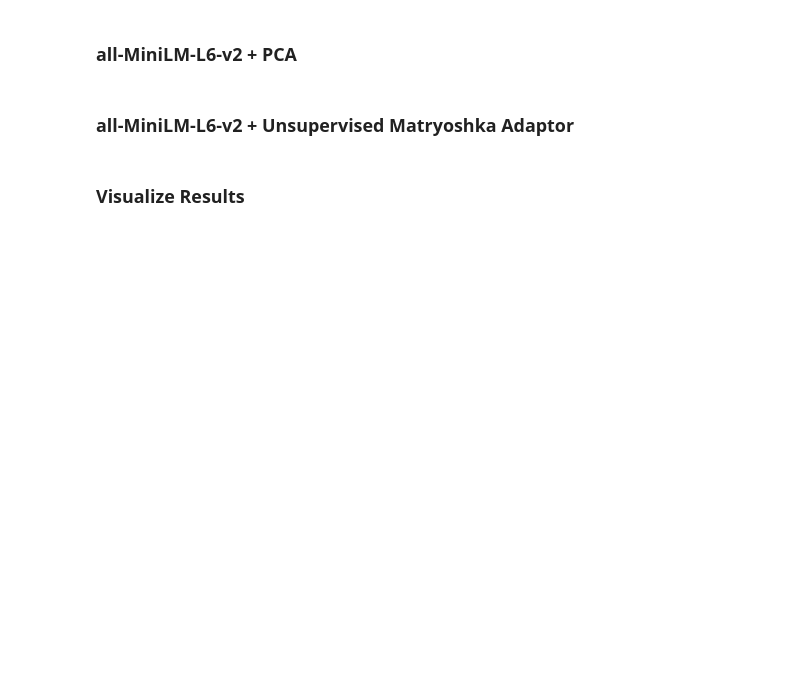
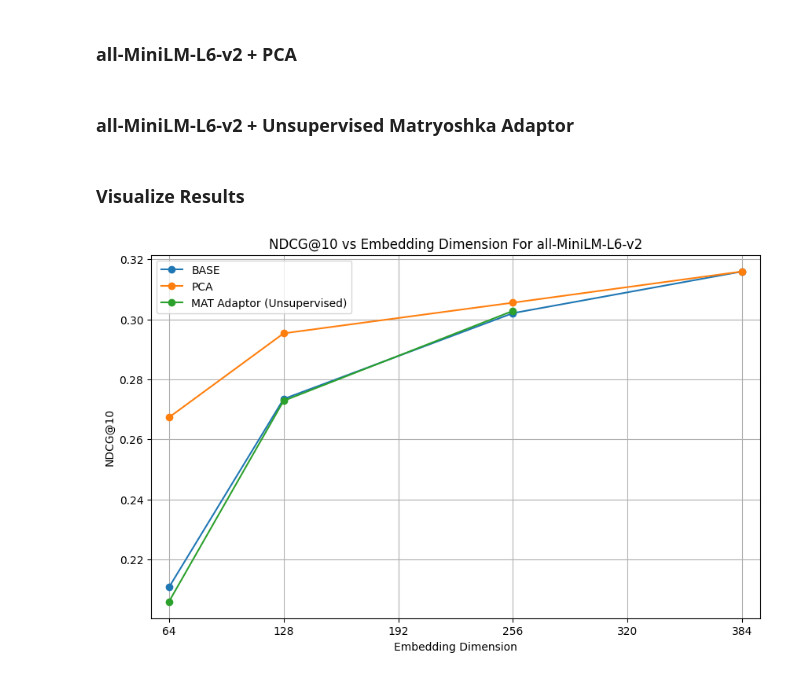
Before and after one commit to WillPowellUk/MatryoshkaAdaptor, a Jupyter notebook: matryoshka_adaptor.ipynb, the cells around one changed output. Saved outputs shown, nothing was run; the diff lists cells and outputs as text; code cells hidden in the pictures; blank space fills up the shorter version.

Commit message:
still debugging Mat Adaptor on NFCorpus

```diff
--- a/matryoshka_adaptor.ipynb
+++ b/matryoshka_adaptor.ipynb
@@ -761,26 +755,26 @@ import matplotlib.pyplot as plt
 
 # BASE results
 base_result_paths = {
-    "64": "results/all-MiniLM-L6-v2_BASE/64/sentence-transformers__all-MiniLM-L6-v2/8b3219a92973c328a8e22fadcfa821b5dc75636a/NFCorpus.json",
-    "128": "results/all-MiniLM-L6-v2_BASE/128/sentence-transformers__all-MiniLM-L6-v2/8b3219a92973c328a8e22fadcfa821b5dc75636a/NFCorpus.json",
-    "256": "results/all-MiniLM-L6-v2_BASE/256/sentence-transformers__all-MiniLM-L6-v2/8b3219a92973c328a8e22fadcfa821b5dc75636a/NFCorpus.json",
-    "384": "results/all-MiniLM-L6-v2_BASE/384/sentence-transformers__all-MiniLM-L6-v2/8b3219a92973c328a8e22fadcfa821b5dc75636a/NFCorpus.json"
+    "64": "results/NFCorpus/all-MiniLM-L6-v2_BASE/64/sentence-transformers__all-MiniLM-L6-v2/8b3219a92973c328a8e22fadcfa821b5dc75636a/NFCorpus.json",
+    "128": "results/NFCorpus/all-MiniLM-L6-v2_BASE/128/sentence-transformers__all-MiniLM-L6-v2/8b3219a92973c328a8e22fadcfa821b5dc75636a/NFCorpus.json",
+    "256": "results/NFCorpus/all-MiniLM-L6-v2_BASE/256/sentence-transformers__all-MiniLM-L6-v2/8b3219a92973c328a8e22fadcfa821b5dc75636a/NFCorpus.json",
+    "384": "results/NFCorpus/all-MiniLM-L6-v2_BASE/384/sentence-transformers__all-MiniLM-L6-v2/8b3219a92973c328a8e22fadcfa821b5dc75636a/NFCorpus.json"
 }
 
 # PCA results
 pca_result_paths = {
-    "64": "results/all-MiniLM-L6-v2_PCA/64/sentence-transformers__all-MiniLM-L6-v2/8b3219a92973c328a8e22fadcfa821b5dc75636a/NFCorpus.json",
-    "128": "results/all-MiniLM-L6-v2_PCA/128/sentence-transformers__all-MiniLM-L6-v2/8b3219a92973c328a8e22fadcfa821b5dc75636a/NFCorpus.json",
-    "256": "results/all-MiniLM-L6-v2_PCA/256/sentence-transformers__all-MiniLM-L6-v2/8b3219a92973c328a8e22fadcfa821b5dc75636a/NFCorpus.json",
-    "384": "results/all-MiniLM-L6-v2_BASE/384/sentence-transformers__all-MiniLM-L6-v2/8b3219a92973c328a8e22fadcfa821b5dc75636a/NFCorpus.json",
+    "64": "results/NFCorpus/all-MiniLM-L6-v2_PCA/64/sentence-transformers__all-MiniLM-L6-v2/8b3219a92973c328a8e22fadcfa821b5dc75636a/NFCorpus.json",
+    "128": "results/NFCorpus/all-MiniLM-L6-v2_PCA/128/sentence-transformers__all-MiniLM-L6-v2/8b3219a92973c328a8e22fadcfa821b5dc75636a/NFCorpus.json",
+    "256": "results/NFCorpus/all-MiniLM-L6-v2_PCA/256/sentence-transformers__all-MiniLM-L6-v2/8b3219a92973c328a8e22fadcfa821b5dc75636a/NFCorpus.json",
+    "384": "results/NFCorpus/all-MiniLM-L6-v2_BASE/384/sentence-transformers__all-MiniLM-L6-v2/8b3219a92973c328a8e22fadcfa821b5dc75636a/NFCorpus.json",
 }
 
 # Unsupervised Matryoshka-Adaptor results
 unsup_mat_adaptor_result_paths = {
-    "64": "results/all-MiniLM-L6-v2_MAT_ADAPTOR_UNSUPERVISED/64/sentence-transformers__all-MiniLM-L6-v2/8b3219a92973c328a8e22fadcfa821b5dc75636a/NFCorpus.json",
-    "128": "results/all-MiniLM-L6-v2_MAT_ADAPTOR_UNSUPERVISED/128/sentence-transformers__all-MiniLM-L6-v2/8b3219a92973c328a8e22fadcfa821b5dc75636a/NFCorpus.json",
-    "256": "results/all-MiniLM-L6-v2_MAT_ADAPTOR_UNSUPERVISED/256/sentence-transformers__all-MiniLM-L6-v2/8b3219a92973c328a8e22fadcfa821b5dc75636a/NFCorpus.json",
-    # "384": "results/all-MiniLM-L6-v2_MAT_ADAPTOR_UNSUPERVISED/384/sentence-transformers__all-MiniLM-L6-v2/8b3219a92973c328a8e22fadcfa821b5dc75636a/NFCorpus.json"
+    "64": "results/NFCorpus/all-MiniLM-L6-v2_MAT_ADAPTOR_UNSUPERVISED/64/sentence-transformers__all-MiniLM-L6-v2/8b3219a92973c328a8e22fadcfa821b5dc75636a/NFCorpus.json",
+    "128": "results/NFCorpus/all-MiniLM-L6-v2_MAT_ADAPTOR_UNSUPERVISED/128/sentence-transformers__all-MiniLM-L6-v2/8b3219a92973c328a8e22fadcfa821b5dc75636a/NFCorpus.json",
+    "256": "results/NFCorpus/all-MiniLM-L6-v2_MAT_ADAPTOR_UNSUPERVISED/256/sentence-transformers__all-MiniLM-L6-v2/8b3219a92973c328a8e22fadcfa821b5dc75636a/NFCorpus.json",
+    # "384": "results/NFCorpus/all-MiniLM-L6-v2_MAT_ADAPTOR_UNSUPERVISED/384/sentence-transformers__all-MiniLM-L6-v2/8b3219a92973c328a8e22fadcfa821b5dc75636a/NFCorpus.json"
 }
 
 def load_results(result_paths):
@@ -796,30 +790,32 @@ def load_results(result_paths):
             ndcg_at_10_values.append(ndcg_at_10)
 
     return dimensions, ndcg_at_10_values
 
 # Load the results for each method
 base_dimensions, base_ndcg_at_10_values = load_results(base_result_paths)
 pca_dimensions, pca_ndcg_at_10_values = load_results(pca_result_paths)
 unsup_mat_adaptor_dimensions, unsup_mat_adaptor_ndcg_at_10_values = load_results(unsup_mat_adaptor_result_paths)
 
 # Plotting the results
 plt.figure(figsize=(10, 6))
 
 # Plot BASE
 plt.plot(base_dimensions, base_ndcg_at_10_values, marker='o', label='BASE')
 
 # Plot PCA
 plt.plot(pca_dimensions, pca_ndcg_at_10_values, marker='o', label='PCA')
 
 # Plot Unsupervised Matryoshka-Adaptor
 plt.plot(unsup_mat_adaptor_dimensions, unsup_mat_adaptor_ndcg_at_10_values, marker='o', label='MAT Adaptor (Unsupervised)')
 
 # Adding labels and title
 plt.xticks(range(0, max(base_dimensions) + 64, 64))
 plt.xlim(min(base_dimensions)-10, max(base_dimensions) + 10)
 plt.title('NDCG@10 vs Embedding Dimension For all-MiniLM-L6-v2')
 plt.xlabel('Embedding Dimension')
 plt.ylabel('NDCG@10')
 plt.grid(True)
 plt.legend()
 plt.show()
+# %% [output]
+[figure, added]
```
Also changed, not shown: parts of 3 cells of this notebook, 25 other files.
